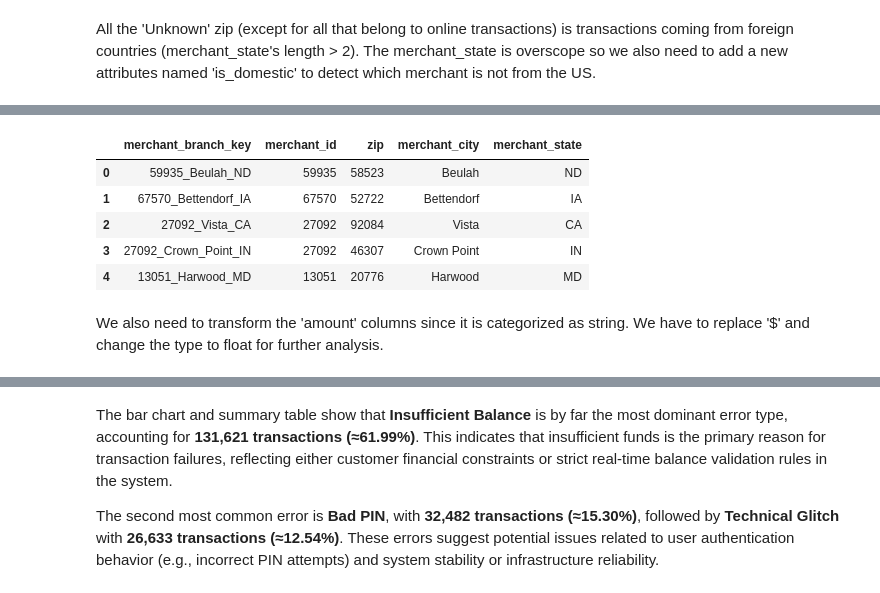
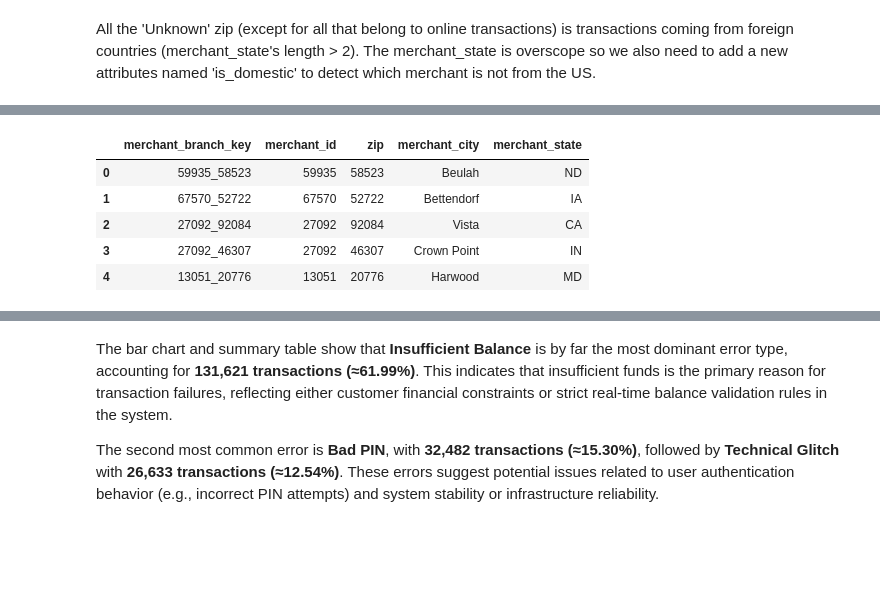
Before and after one commit to hlnetr21354/Financial-Transactions-Analysis, a Jupyter notebook: notebook/transform_data_eda.ipynb, the cells around one changed output, grey strips where cells are left out. Cells and saved outputs as stored; diff of their text form; code cells hidden in the pictures; blank space fills up the shorter version.

Commit message:
Restructure, create a clear pipeline of load, clean, transform, export

```diff
--- a/notebook/transform_data_eda.ipynb
+++ b/notebook/transform_data_eda.ipynb
@@ -342,9 +275,6 @@ check_null_agg
 |  | count |
 | merchant_city |  |
 # %%
-# Drop '.0' from 'zip' column
-txn_df['zip'] = txn_df['zip'].str.replace('.0', '', regex=False)
-
 # Check if zip has less than 5 letters (except for 'Unknown')
 txn_check = txn_df.loc[txn_df['zip'] != 'Unknown', ['id', 'zip']]
 txn_check['zip_short'] = txn_check['zip'].str.len() < 5
@@ -397,23 +331,19 @@ All the 'Unknown' zip (except for all that belong to online transactions) is tra
 # %%
 # Add 'is_domestic' column to indicate whether the transaction is domestic or international
-txn_df['is_domestic'] = txn_df['merchant_state'].apply(lambda x: False if len(x) > 2 else True)
+txn_df = add_is_domestic(txn_df)
 # %%
-# Create merchant_df:
-merchant_df = txn_df[['merchant_branch_key', 'merchant_id', 'zip', 'merchant_city', 'merchant_state']].drop_duplicates().reset_index(drop=True)
-
-# Drop merchant columns from txn_df:
-txn_df = txn_df.drop(columns=['merchant_id', 'zip', 'merchant_city', 'merchant_state'])
+# Create merchant_df and drop merchant columns from txn_df
+merchant_df = build_merchant_table(txn_df)
+txn_df = drop_merchant_columns(txn_df)
 
 # Preview the first few rows of the transaction and merchant dataframes
 txn_df.head()
 merchant_df.head()
 # %% [output]
 |  | merchant_branch_key | merchant_id | zip | merchant_city | merchant_state |
-| 0 | 59935_Beulah_ND | 59935 | 58523 | Beulah | ND |
-| 1 | 67570_Bettendorf_IA | 67570 | 52722 | Bettendorf | IA |
-| 2 | 27092_Vista_CA | 27092 | 92084 | Vista | CA |
-| 3 | 27092_Crown_Point_IN | 27092 | 46307 | Crown Point | IN |
-| 4 | 13051_Harwood_MD | 13051 | 20776 | Harwood | MD |
+| 0 | 59935_58523 | 59935 | 58523 | Beulah | ND |
+| 1 | 67570_52722 | 67570 | 52722 | Bettendorf | IA |
+| 2 | 27092_92084 | 27092 | 92084 | Vista | CA |
+| 3 | 27092_46307 | 27092 | 46307 | Crown Point | IN |
+| 4 | 13051_20776 | 13051 | 20776 | Harwood | MD |
-# %% [markdown]
-We also need to transform the 'amount' columns since it is categorized as string. We have to replace '$' and change the type to float for further analysis.
 # %%
```
Also changed, not shown: parts of 14 cells of this notebook, 6 other files.
